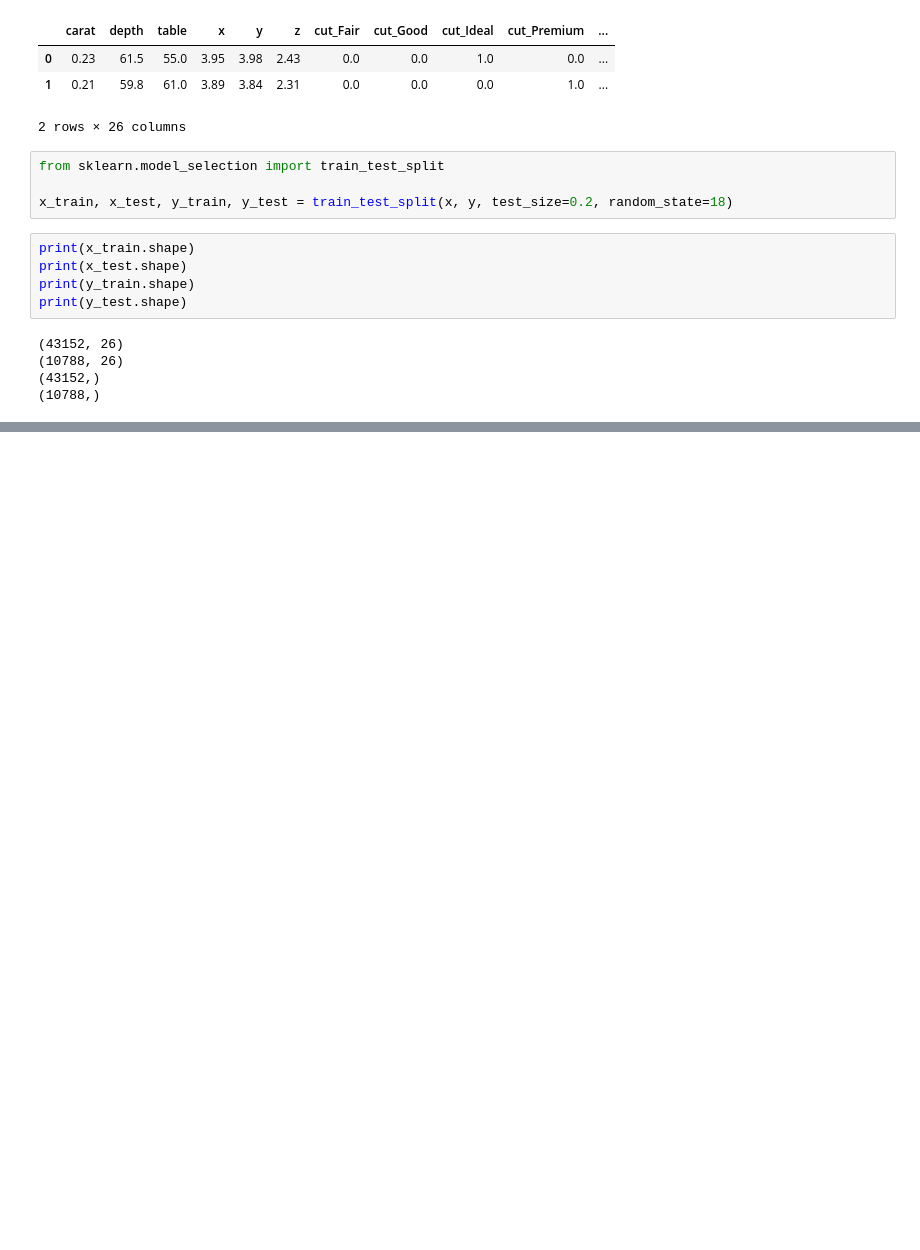
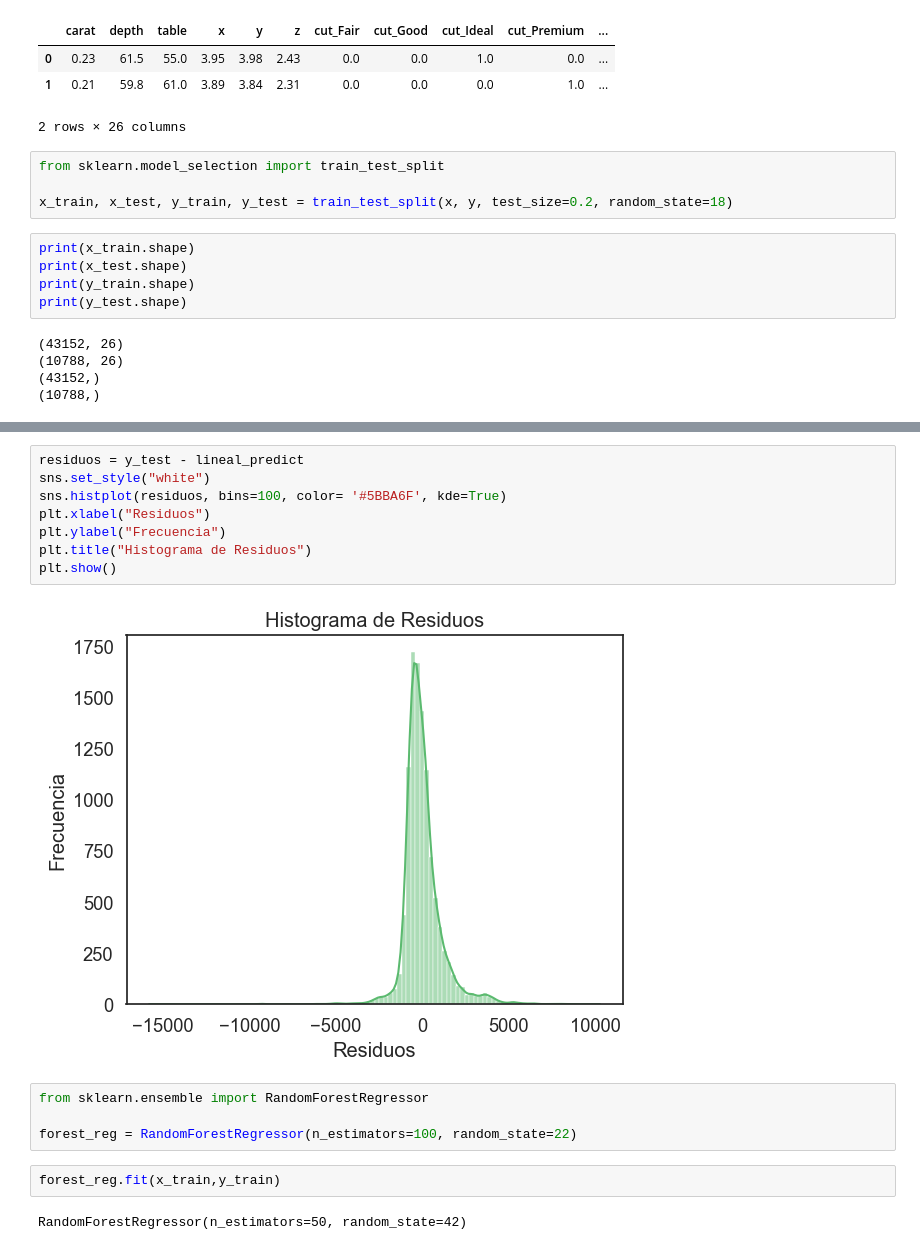
Before and after one commit to JuankTS/Analisis-de-precios-de-diamantes-, a Jupyter notebook: diamantes.ipynb, the cells around one changed output, grey strips where cells are left out. Drawn from its saved outputs; the diff is of its cells as text; blank space fills up the shorter version.

```diff
--- a/diamantes.ipynb
+++ b/diamantes.ipynb
@@ -202,0 +235,18 @@ R²: 0.916
+# %%
+residuos = y_test - lineal_predict
+sns.set_style("white")
+sns.histplot(residuos, bins=100, color= '#5BBA6F', kde=True)
+plt.xlabel("Residuos")
+plt.ylabel("Frecuencia")
+plt.title("Histograma de Residuos")
+plt.show()
+# %% [output]
+[figure, added]
+# %%
+from sklearn.ensemble import RandomForestRegressor
+
+forest_reg = RandomForestRegressor(n_estimators=100, random_state=22)
+# %%
+forest_reg.fit(x_train,y_train)
+# %% [output]
+RandomForestRegressor(n_estimators=50, random_state=42)
```
Also changed, not shown: parts of 14 cells of this notebook.
